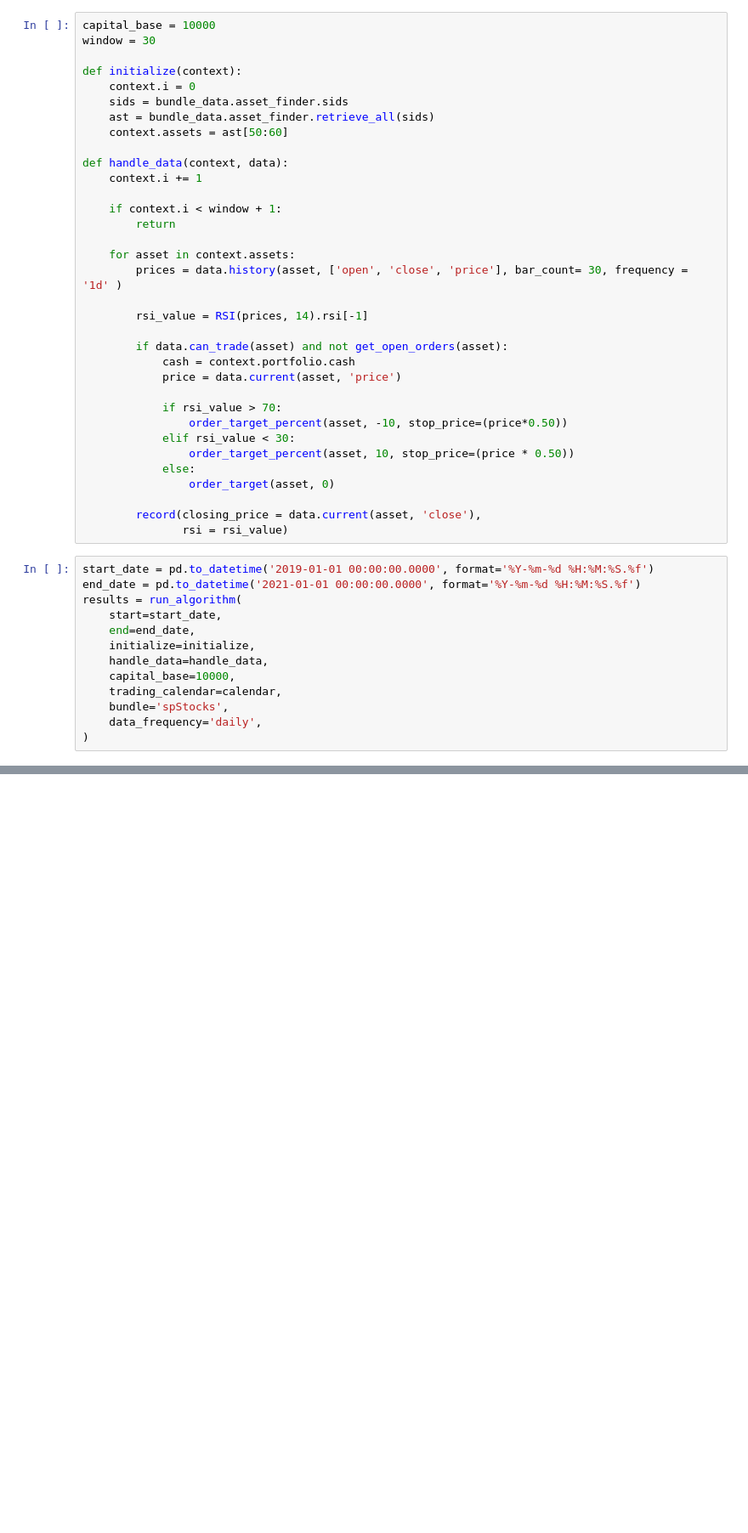
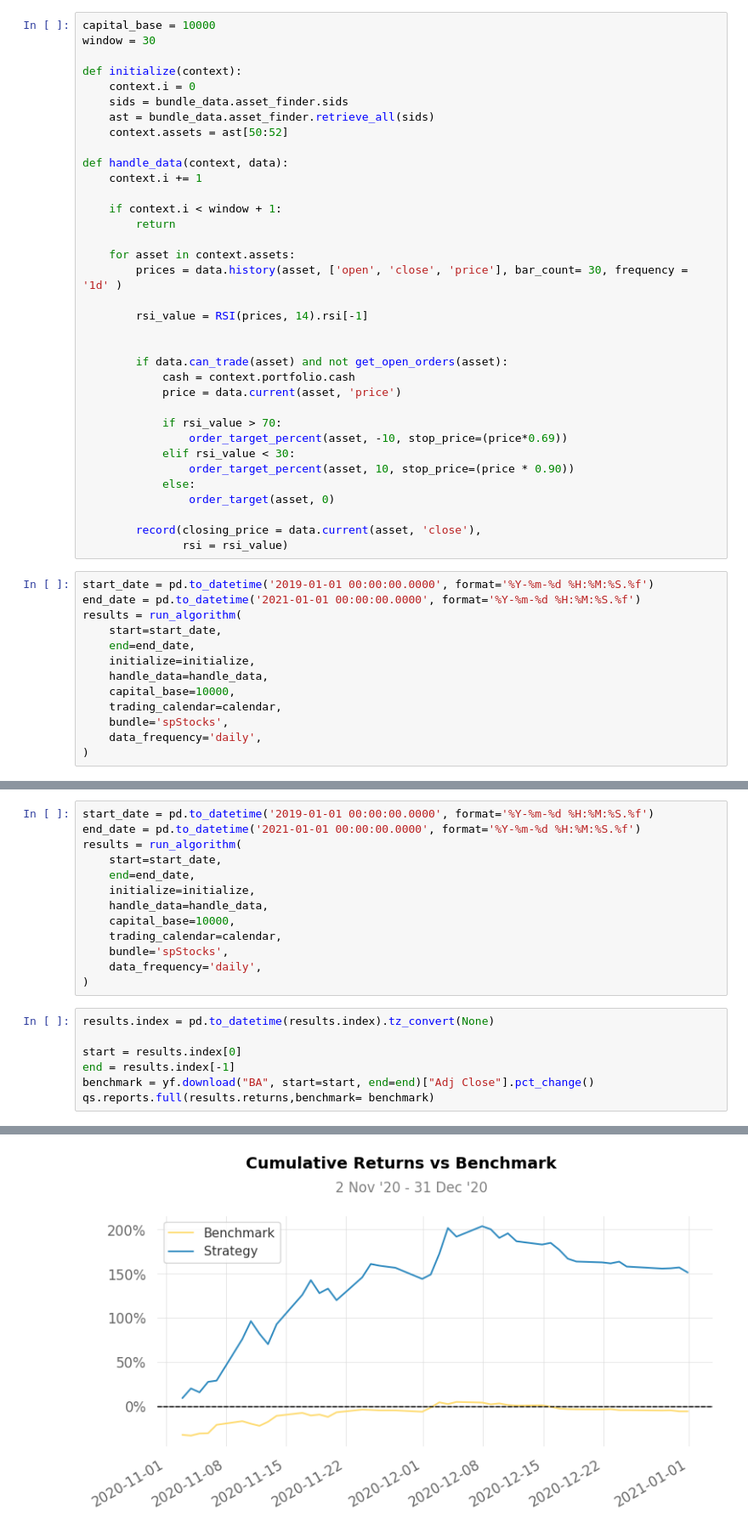
Before and after one commit to Akib-Raihan-4/Trading_With_Python, a Jupyter notebook: Zipline/RSI_Strategy.ipynb, the cells around one changed output, grey strips where cells are left out. Shown at 85% size. Cells and saved outputs as stored; diff of their text form; blank space fills up the shorter version.

Commit message:
Single asset RSI(different way to implement)

```diff
--- a/Zipline/RSI_Strategy.ipynb
+++ b/Zipline/RSI_Strategy.ipynb
@@ -79,7 +86,7 @@ def initialize(context):
     context.i = 0
     sids = bundle_data.asset_finder.sids
     ast = bundle_data.asset_finder.retrieve_all(sids)
-    context.assets = ast[50:60]
+    context.assets = ast[50:52]
 
 def handle_data(context, data):
     context.i += 1
@@ -92,14 +99,15 @@ def handle_data(context, data):
 
         rsi_value = RSI(prices, 14).rsi[-1]
 
+
         if data.can_trade(asset) and not get_open_orders(asset):
             cash = context.portfolio.cash
             price = data.current(asset, 'price')
 
             if rsi_value > 70:
-                order_target_percent(asset, -10, stop_price=(price*0.50))
+                order_target_percent(asset, -10, stop_price=(price*0.69))
             elif rsi_value < 30:
-                order_target_percent(asset, 10, stop_price=(price * 0.50))
+                order_target_percent(asset, 10, stop_price=(price * 0.90))
             else:
                 order_target(asset, 0)
 
@@ -177,0 +227,21 @@ findfont: Font family 'Arial' not found.
+# %%
+start_date = pd.to_datetime('2019-01-01 00:00:00.0000', format='%Y-%m-%d %H:%M:%S.%f')
+end_date = pd.to_datetime('2021-01-01 00:00:00.0000', format='%Y-%m-%d %H:%M:%S.%f')
+results = run_algorithm(
+    start=start_date,
+    end=end_date,
+    initialize=initialize,
+    handle_data=handle_data,
+    capital_base=10000,
+    trading_calendar=calendar,
+    bundle='spStocks',
+    data_frequency='daily',
+)
+# %%
+results.index = pd.to_datetime(results.index).tz_convert(None)
+
+start = results.index[0]
+end = results.index[-1]
+benchmark = yf.download("BA", start=start, end=end)["Adj Close"].pct_change()
+qs.reports.full(results.returns,benchmark= benchmark)
+# %% [output]
@@ -177,0 +278 @@ findfont: Font family 'Arial' not found.
+[figure, added]
```
Also changed, not shown: parts of 7 cells of this notebook.
